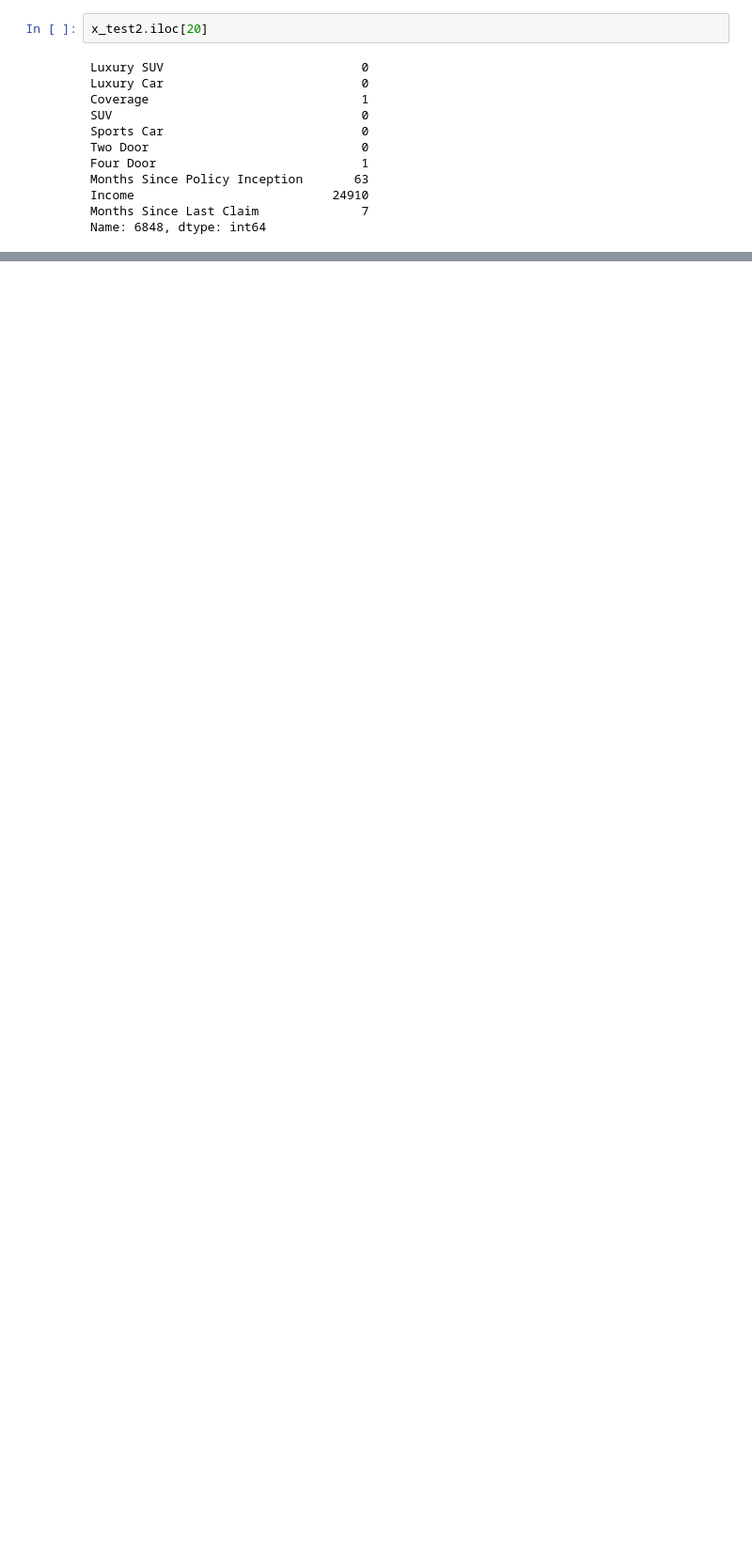
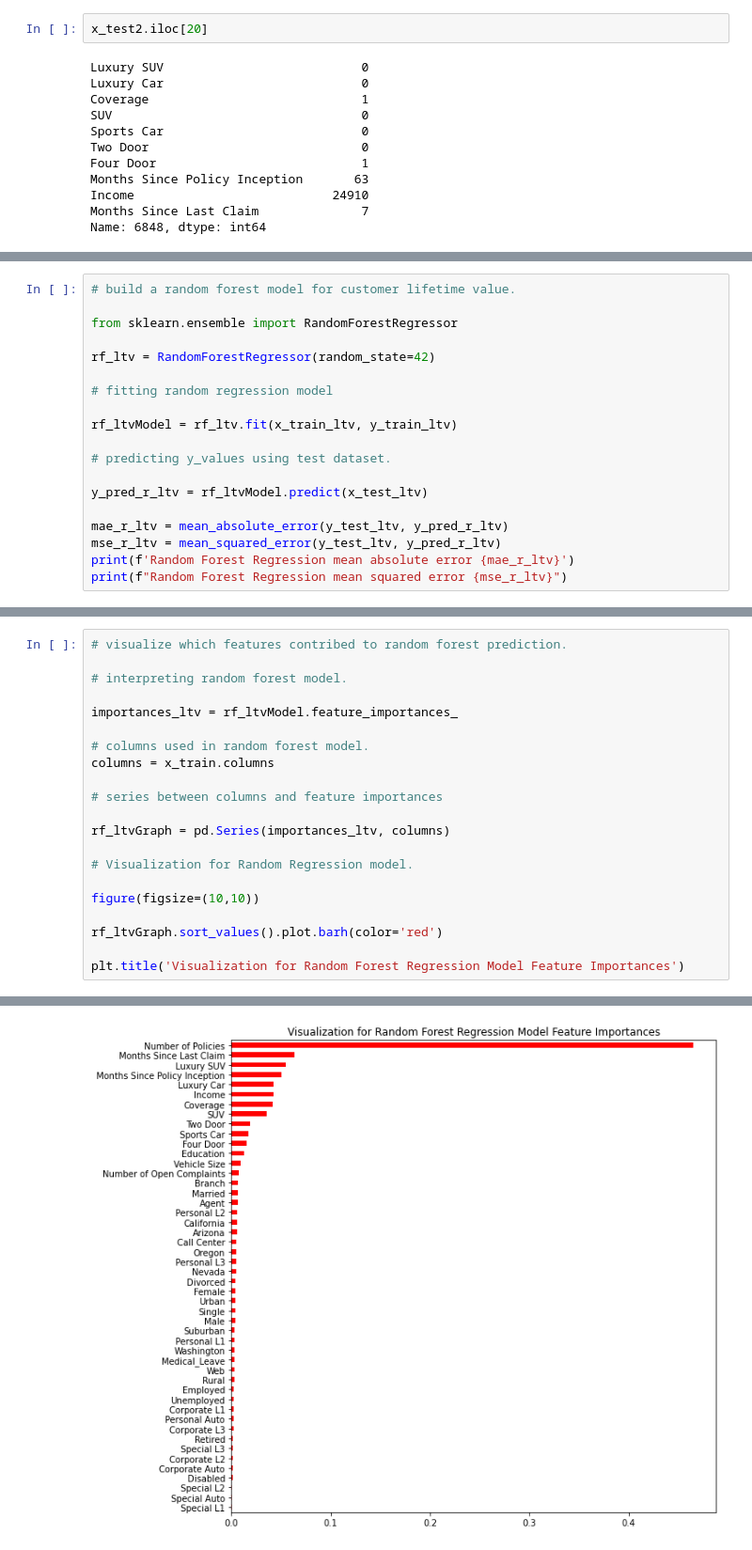
Before and after one commit to EvidenceN/Insurance_premium_prediction, a Jupyter notebook: model/premium.ipynb, the cells around one changed output, grey strips where cells are left out. Shown at 94% size. Drawn from its saved outputs; the diff is of its cells as text; blank space fills up the shorter version.

```diff
--- a/model/premium.ipynb
+++ b/model/premium.ipynb
@@ -1911,0 +2014,19 @@ Setting feature_perturbation = "tree_path_dependent" because no background data
+# %%
+# build a random forest model for customer lifetime value.
+
+from sklearn.ensemble import RandomForestRegressor
+
+rf_ltv = RandomForestRegressor(random_state=42)
+
+# fitting random regression model
+
+rf_ltvModel = rf_ltv.fit(x_train_ltv, y_train_ltv)
+
+# predicting y_values using test dataset.
+
+y_pred_r_ltv = rf_ltvModel.predict(x_test_ltv)
+
+mae_r_ltv = mean_absolute_error(y_test_ltv, y_pred_r_ltv)
+mse_r_ltv = mean_squared_error(y_test_ltv, y_pred_r_ltv)
+print(f'Random Forest Regression mean absolute error {mae_r_ltv}')
+print(f"Random Forest Regression mean squared error {mse_r_ltv}")
@@ -1911,0 +2036,22 @@ Setting feature_perturbation = "tree_path_dependent" because no background data
+# %%
+# visualize which features contribed to random forest prediction.
+
+# interpreting random forest model.
+
+importances_ltv = rf_ltvModel.feature_importances_
+
+# columns used in random forest model.
+columns = x_train.columns
+
+# series between columns and feature importances
+
+rf_ltvGraph = pd.Series(importances_ltv, columns)
+
+# Visualization for Random Regression model.
+
+figure(figsize=(10,10))
+
+rf_ltvGraph.sort_values().plot.barh(color='red')
+
+plt.title('Visualization for Random Forest Regression Model Feature Importances')
+# %% [output]
@@ -1911,0 +2059 @@ Setting feature_perturbation = "tree_path_dependent" because no background data
+[figure, added]
```
Also changed, not shown: parts of 13 cells of this notebook, 1 other file.
